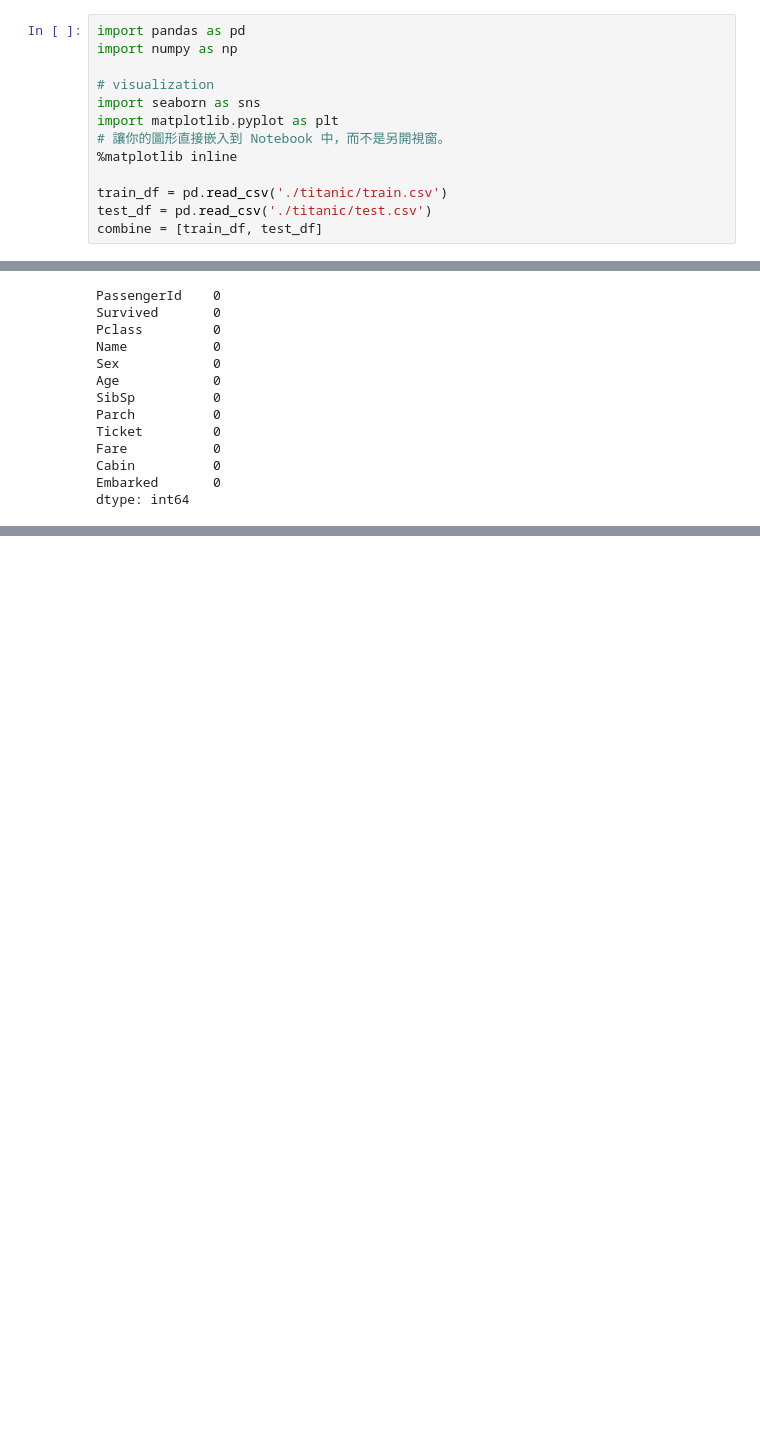
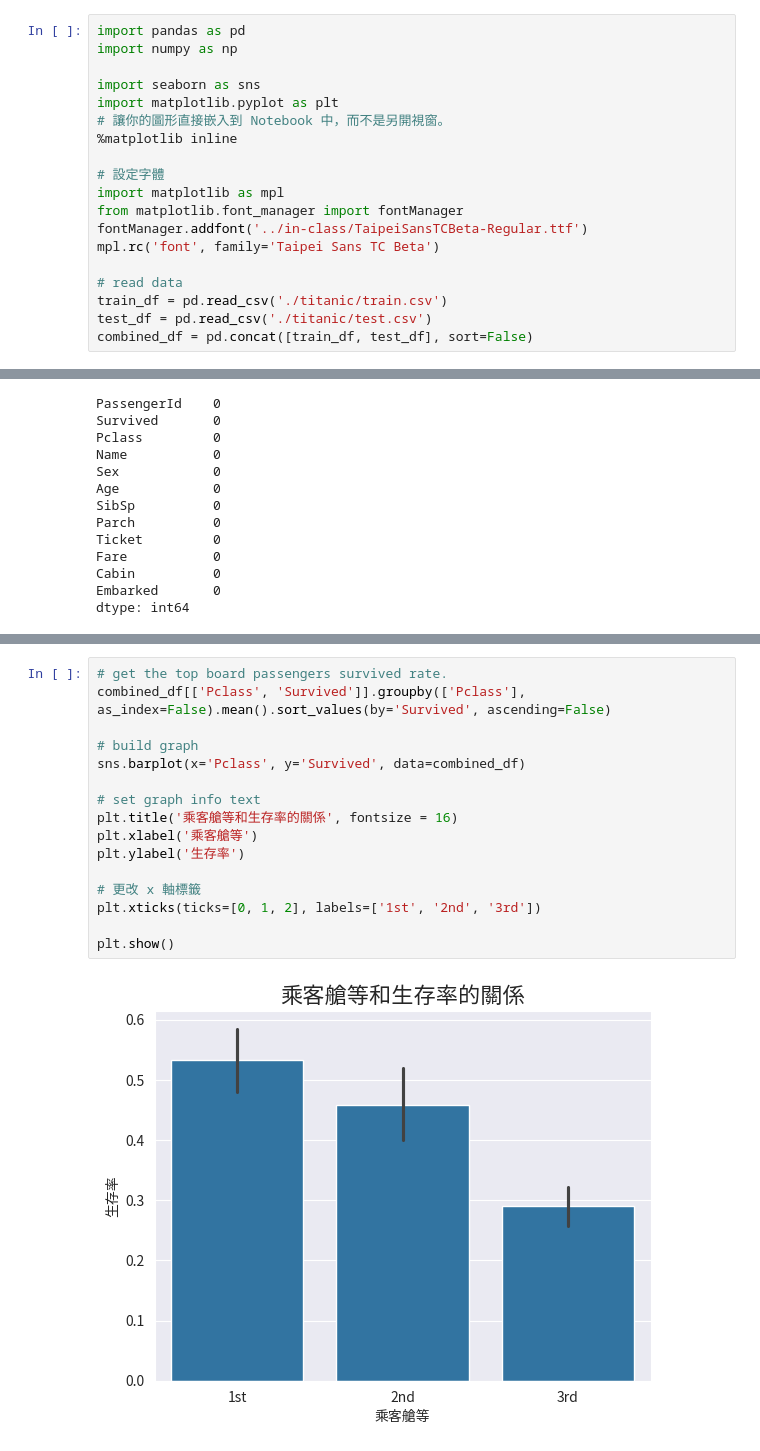
Before and after one commit to hank1224/simlab113-summer-train, a Jupyter notebook: 0716/data-visualization/homework/m11351002-data-visualiztaion.ipynb, the cells around one changed output, grey strips where cells are left out. Saved outputs shown, nothing was run; the diff lists cells and outputs as text; blank space fills up the shorter version.

```diff
--- a/0716/data-visualization/homework/m11351002-data-visualiztaion.ipynb
+++ b/0716/data-visualization/homework/m11351002-data-visualiztaion.ipynb
@@ -18,14 +18,20 @@
 import pandas as pd
 import numpy as np
 
-# visualization
 import seaborn as sns
 import matplotlib.pyplot as plt
 # 讓你的圖形直接嵌入到 Notebook 中，而不是另開視窗。
 %matplotlib inline
 
+# 設定字體
+import matplotlib as mpl
+from matplotlib.font_manager import fontManager
+fontManager.addfont('../in-class/TaipeiSansTCBeta-Regular.ttf')
+mpl.rc('font', family='Taipei Sans TC Beta')
+
+# read data
 train_df = pd.read_csv('./titanic/train.csv')
 test_df = pd.read_csv('./titanic/test.csv')
-combine = [train_df, test_df]
+combined_df = pd.concat([train_df, test_df], sort=False)
 # %%
 # preview the data
@@ -174,0 +183,18 @@ plt.show()
+# %%
+# get the top board passengers survived rate.
+combined_df[['Pclass', 'Survived']].groupby(['Pclass'], as_index=False).mean().sort_values(by='Survived', ascending=False)
+
+# build graph
+sns.barplot(x='Pclass', y='Survived', data=combined_df)
+
+# set graph info text
+plt.title('乘客艙等和生存率的關係', fontsize = 16)
+plt.xlabel('乘客艙等')
+plt.ylabel('生存率')
+
+# 更改 x 軸標籤
+plt.xticks(ticks=[0, 1, 2], labels=['1st', '2nd', '3rd'])
+
+plt.show()
+# %% [output]
+[figure, added]
```
Also changed, not shown: parts of 21 cells of this notebook.
